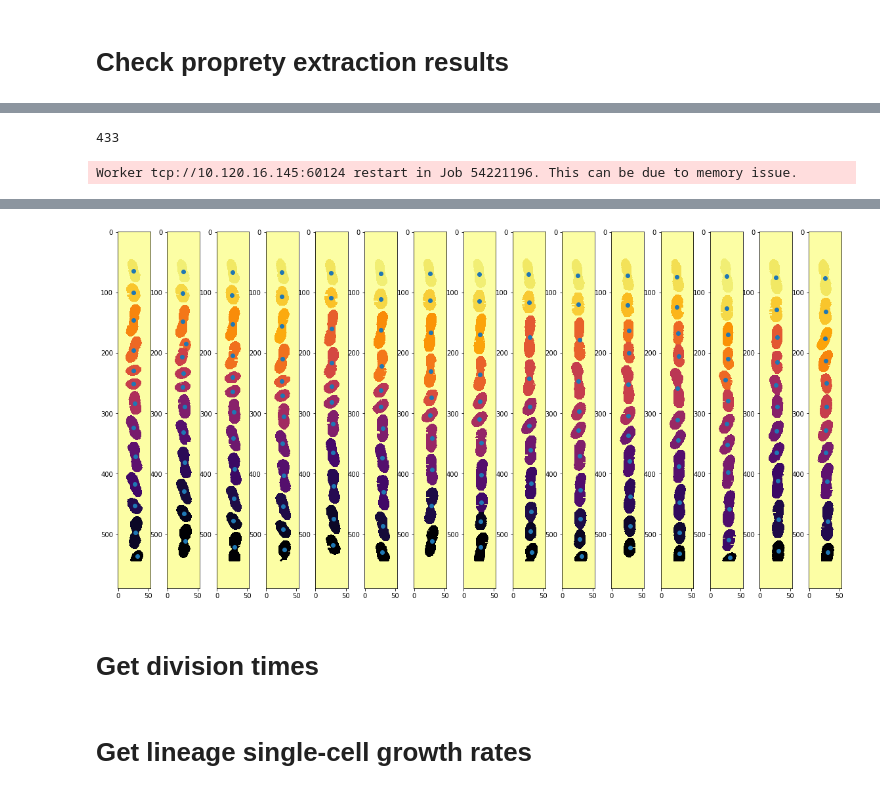
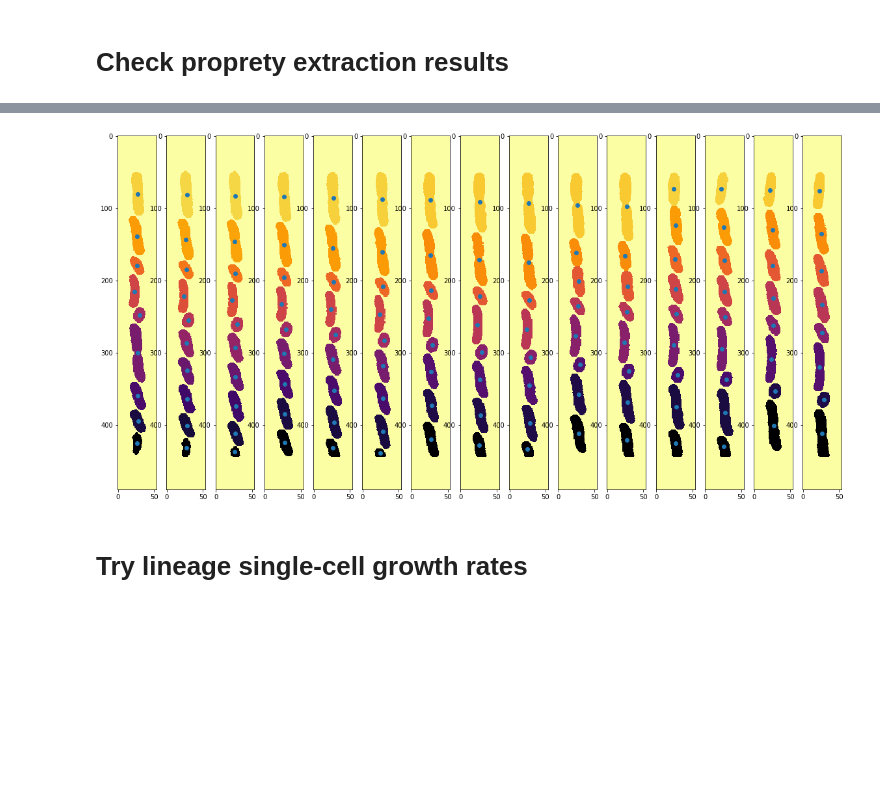
Before and after one commit to paulssonlab/TrenchRipper, a Jupyter notebook: phase_seg_test.ipynb, the cells around one changed output, grey strips where cells are left out. Drawn from its saved outputs; the diff is of its cells as text; code cells hidden in the pictures; blank space fills up the shorter version.

```diff
--- a/phase_seg_test.ipynb
+++ b/phase_seg_test.ipynb
@@ -63,7 +104,10 @@ dc.shutdown()
 # %% [markdown]
 # Check results
 # %%
-file_idx = np.random.randint(200)
+kymodf = segmenter.meta_handle.read_df("kymograph",read_metadata=True)
+file_indices = kymodf["File Index"].unique().tolist()
+random.shuffle(file_indices)
+file_idx = file_indices[0]
 with h5py.File(segmenter.phasesegmentationpath + "/segmentation_" + str(file_idx) + ".hdf5","r") as input_file:
     data = input_file["data"][:]
 # %%
@@ -241,10 +284,22 @@ for key, value in dc.futures.items():
 # %% [markdown]
 # Check proprety extraction results
+# %%
+headpath = "/n/scratch2/bj66/vibrio_37_balanced"
+segmenter = phase_segmentation_cluster(headpath,
+            seg_channel="Phase",init_niblack_k=-0.45,
+            maxima_niblack_k=-0.8, init_smooth_sigma=4,
+            maxima_smooth_sigma=3, init_niblack_window_size=13,
+            maxima_niblack_window_size=13, min_cell_size=100,
+            deviation_from_median=0.3, max_perc_contrast=97,
+            wrap_pad=0)
 # %%
 from pandas import HDFStore
 import pandas as pd
 import random
-file_idx = 9
-p = os.path.join(segmenter.phasesegmentationpath, "data_%d.h5" % file_idx)
+kymodf = segmenter.meta_handle.read_df("kymograph",read_metadata=True)
+file_indices = kymodf["File Index"].unique().tolist()
+random.shuffle(file_indices)
+file_idx = file_indices[0]
+p = os.path.join(segmenter.phasedatapath, "data_%d.h5" % file_idx)
 test_df = pd.read_hdf(p)
 # %%
@@ -268,7 +315,3 @@ time_idx = 0
 # Show segmentation mask
 with h5py.File(segmenter.phasesegmentationpath + "/segmentation_" + str(file_idx) + ".hdf5","r") as input_file:
     data = input_file["data"][:]
-    img = data[trench_idx, time_idx,:,:]
-    fig1, ax1 = plt.subplots(figsize=(10,10))
-    ax1.imshow(img)
-    print("File %d, Trench %d, Time %d" %(file_idx, trench_idx, time_idx))
@@ -278,7 +318,2 @@ File 9, Trench 1, Time 0
 # %%
 times = test_df.loc[trench_idx].index.unique("time_s")
-# %%
-len(times)
-# %% [output]
-433
-Worker tcp://10.120.16.145:60124 restart in Job 54221196. This can be due to memory issue.
@@ -286,5 +323,5 @@ Worker tcp://10.120.16.145:60124 restart in Job 54221196. This can be due to mem
 fig1, axes = plt.subplots(1, 15, figsize=(20, 10))
 for i, ax in enumerate(axes):
     ax.imshow(data[trench_idx, time_idx+i,:,:], cmap="inferno_r")
-    ax.scatter(test_df.loc[trench_idx, times[time_idx+i]]["centy"], test_df.loc[trench_idx, times[time_idx+i]]["centx"])
+    ax.scatter(test_df.loc[trench_idx, times[time_idx+i]]["centx"], test_df.loc[trench_idx, times[time_idx+i]]["centy"])
 # %% [output]
@@ -292,5 +328,3 @@ distributed.utils_perf - WARNING - full garbage collections took 35% CPU time re
-[figure, old version]
+[figure, new version]
-# %% [markdown]
-# Get division times
 # %% [markdown]
-# Get lineage single-cell growth rates
+# Try lineage single-cell growth rates
```
Also changed, not shown: parts of 64 cells of this notebook, 1 other file.
